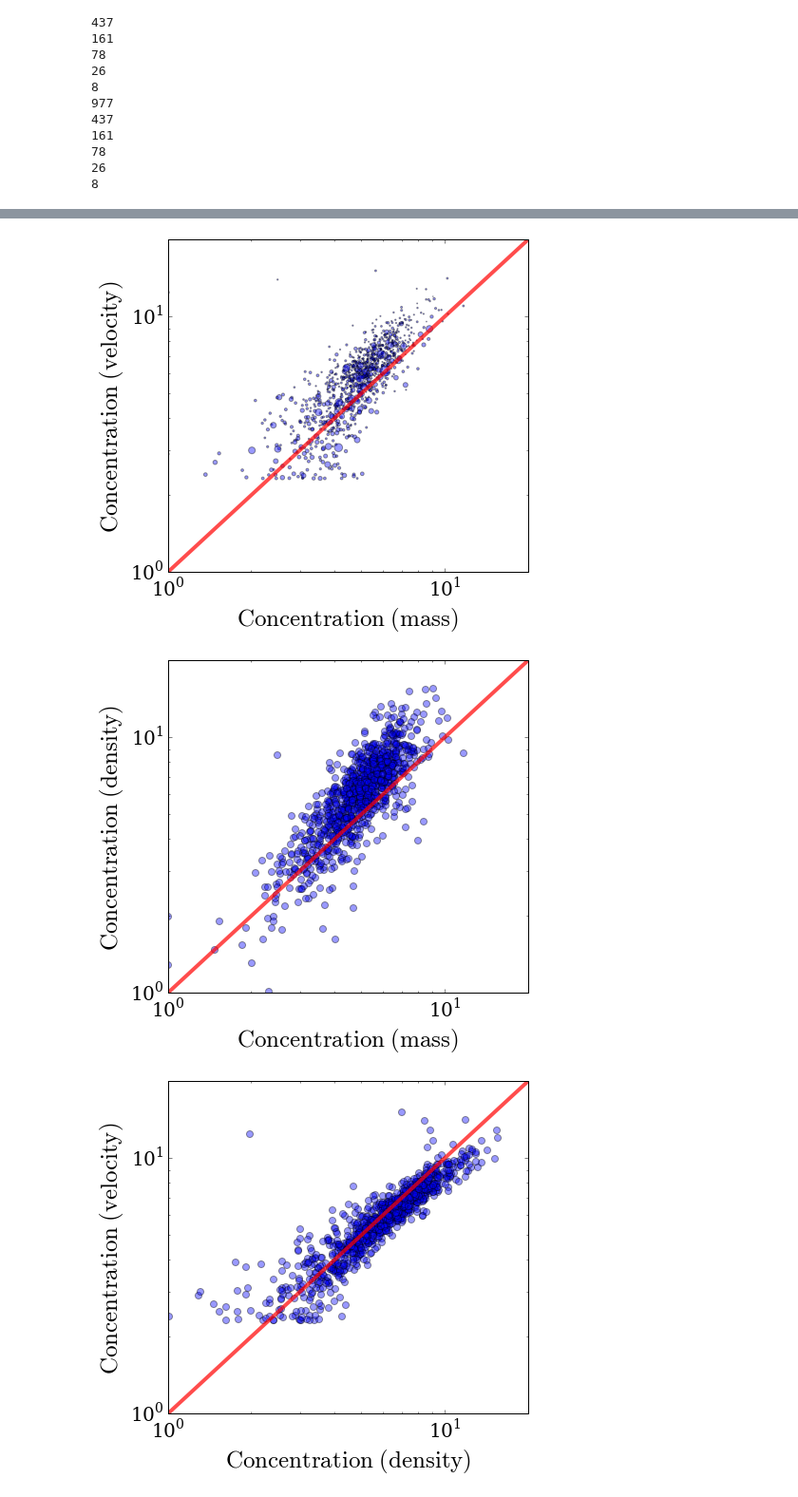
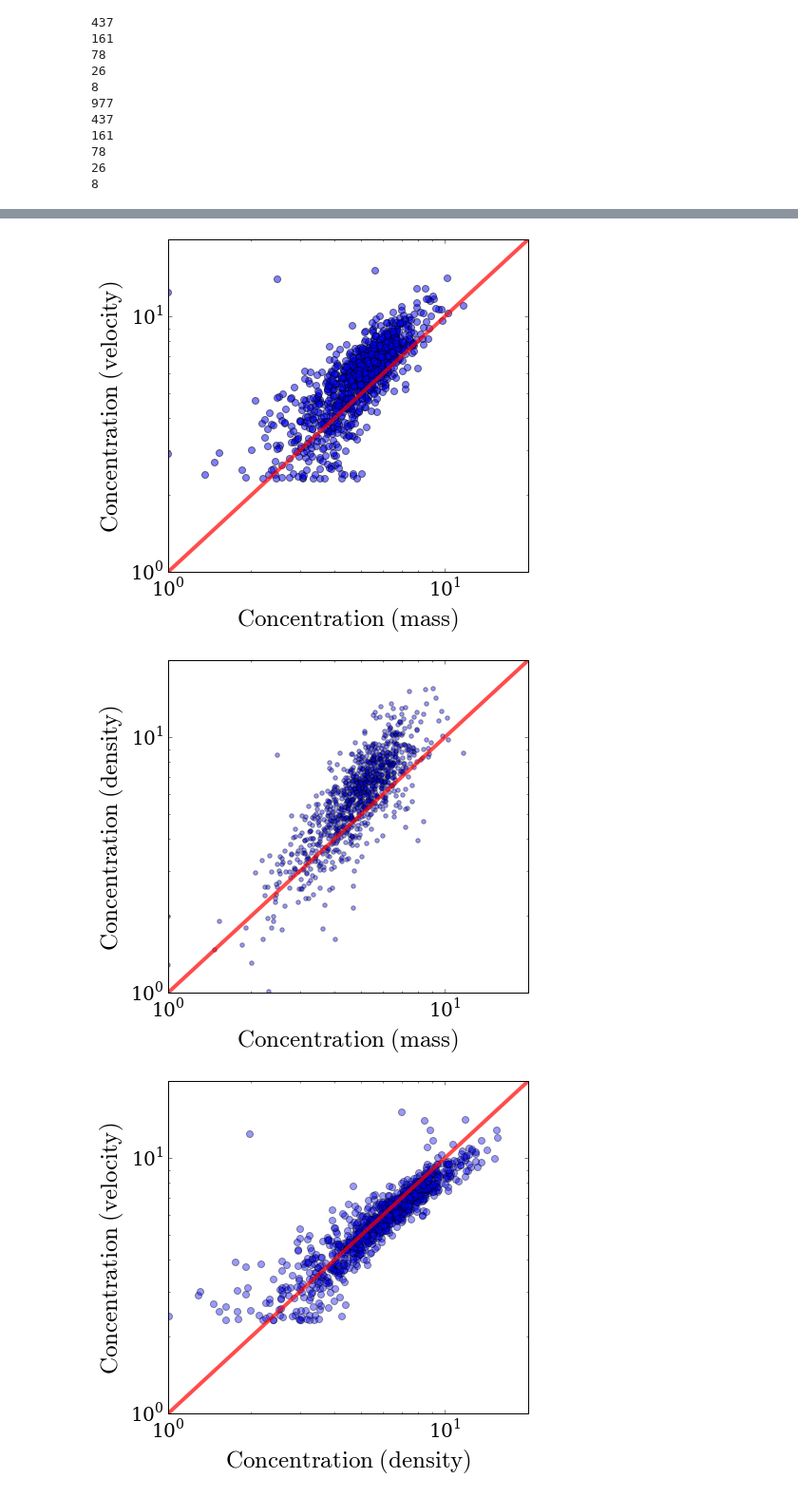
Before and after one commit to astroandes/MACH, a Jupyter notebook: plots/ComparisonPlots.ipynb, the cells around one changed output, grey strips where cells are left out. Shown at 95% size. Cells and saved outputs as stored; diff of their text form; code cells hidden in the pictures.

```diff
--- a/plots/ComparisonPlots.ipynb
+++ b/plots/ComparisonPlots.ipynb
@@ -163,24 +379,24 @@ conc_mass_sorted = conc_mass[index_greater[sort_index]]
 # %%
 fig = plt.figure(figsize=(6.5,6.0))
 ax = plt.axes()
 
 enlarge_labels(ax,20)
 
 x = np.linspace(0.0,100, 100)
 plt.plot(x,x, color='red', linewidth=4, alpha=0.7)
-plt.scatter(conc_mass_sorted, conc_velocity_sorted, s=delta_center_sorted*100, alpha=0.4)
+plt.scatter(conc_mass_sorted, conc_velocity_sorted, s=50, alpha=0.5)
 
 plt.xlim([1,20])
 plt.ylim([1,20])
 
 plt.subplots_adjust(bottom=0.18, top=0.99, left=0.18, right=0.99)
 ax.set_xscale('log')
 ax.set_yscale('log')
 ax.set_xlabel('$\mathrm{Concentration\ (mass)}$',fontsize=25)
 ax.set_ylabel('$\mathrm{Concentration\ (velocity)}$',fontsize=25)
 plt.savefig("conc_mass_vel.pdf")
 # %% [output]
-[figure, old version]
+[figure, new version]
 # %%
 fig = plt.figure(figsize=(6.5,6.0))
 ax = plt.axes()
@@ -189,7 +405,7 @@ enlarge_labels(ax,20)
 
 x = np.linspace(0.0,100, 100)
 plt.plot(x,x, color='red', linewidth=4, alpha=0.7)
-plt.scatter(conc_mass_sorted, conc_density_sorted, s=50, alpha=0.4)
+plt.scatter(conc_mass_sorted, conc_density_sorted, s=20, alpha=0.4)
 
 plt.xlim([1,20])
 plt.ylim([1,20])
@@ -201,7 +417,7 @@ ax.set_xlabel('$\mathrm{Concentration\ (mass)}$',fontsize=25)
 ax.set_ylabel('$\mathrm{Concentration\ (density)}$',fontsize=25)
 plt.savefig("conc_mass_dens.pdf")
 # %% [output]
-[figure, old version]
+[figure, new version]
 # %%
 fig = plt.figure(figsize=(6.5,6.0))
 ax = plt.axes()
```
Also changed, not shown: parts of 21 cells of this notebook.
